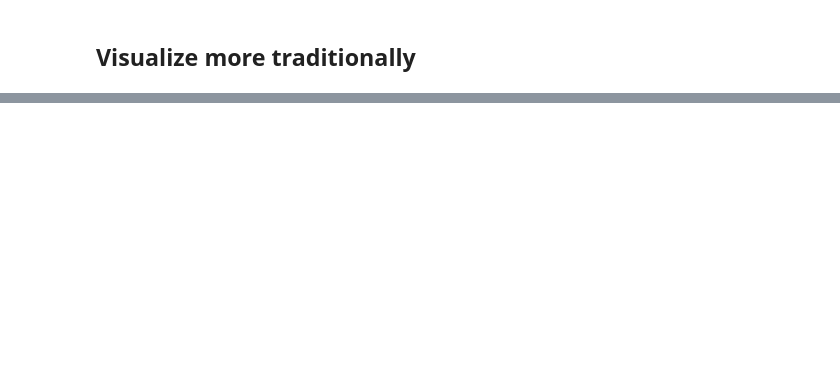
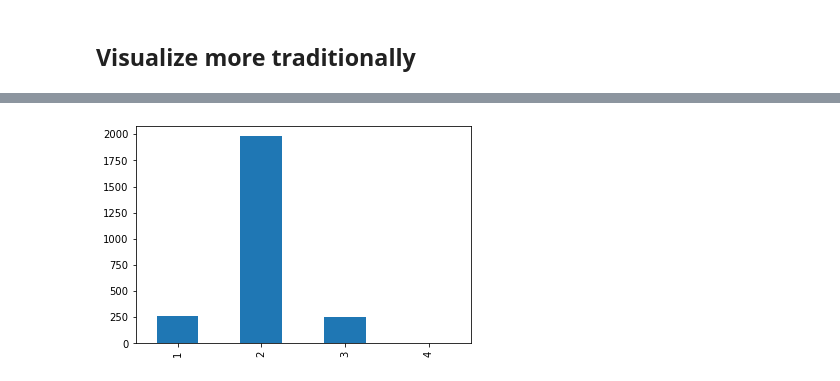
Before and after one commit to Jollyhrothgar/drawing_with_math, a Jupyter notebook: Mazes.ipynb, the cells around one changed output, grey strips where cells are left out. Saved outputs shown, nothing was run; the diff lists cells and outputs as text; code cells hidden in the pictures; blank space fills up the shorter version.

```diff
--- a/Mazes.ipynb
+++ b/Mazes.ipynb
@@ -173,0 +184,8 @@ for path in m._path:
+# %%
+%%timeit
+# First way
+barplot = defaultdict(lambda:0)
+for neighbors in m._connected_neighbors.values():
+  barplot[len(neighbors)] += 1
+pd.Series(barplot).sort_index().plot.bar()
+# %% [output]
@@ -173,0 +193 @@ for path in m._path:
+[figure, added]
```
Also changed, not shown: parts of 6 cells of this notebook.
